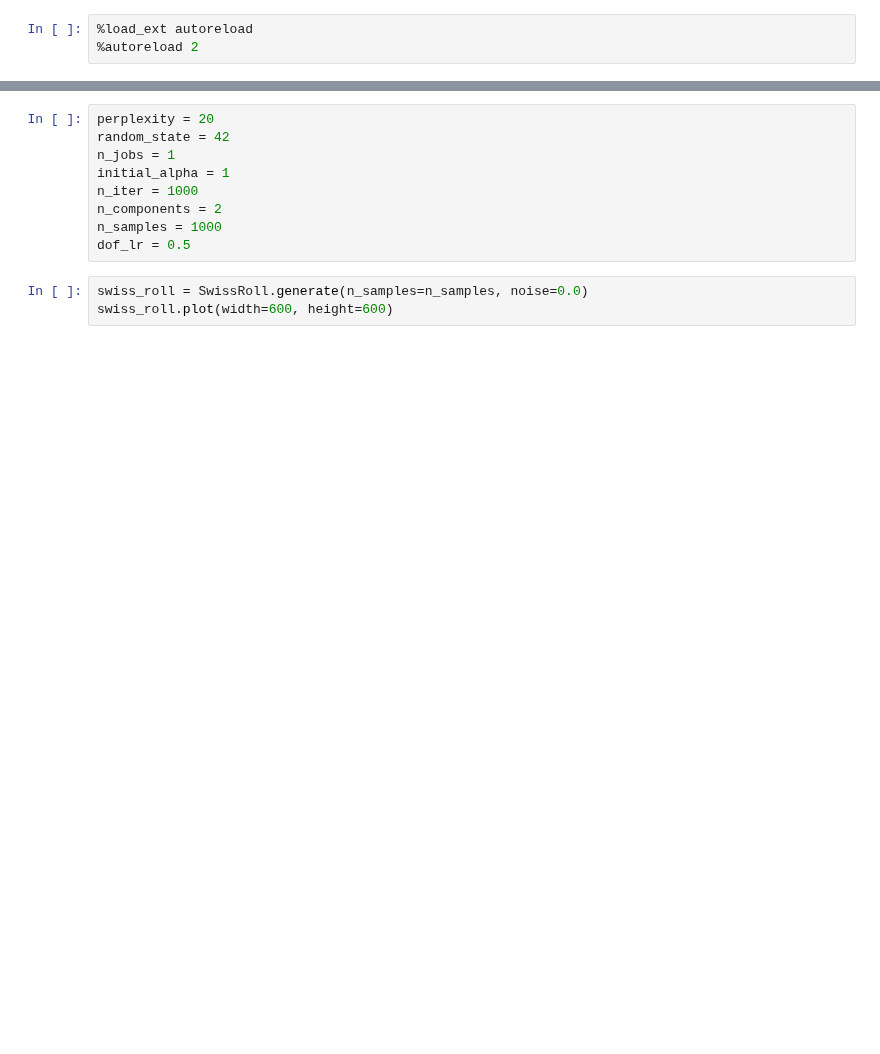
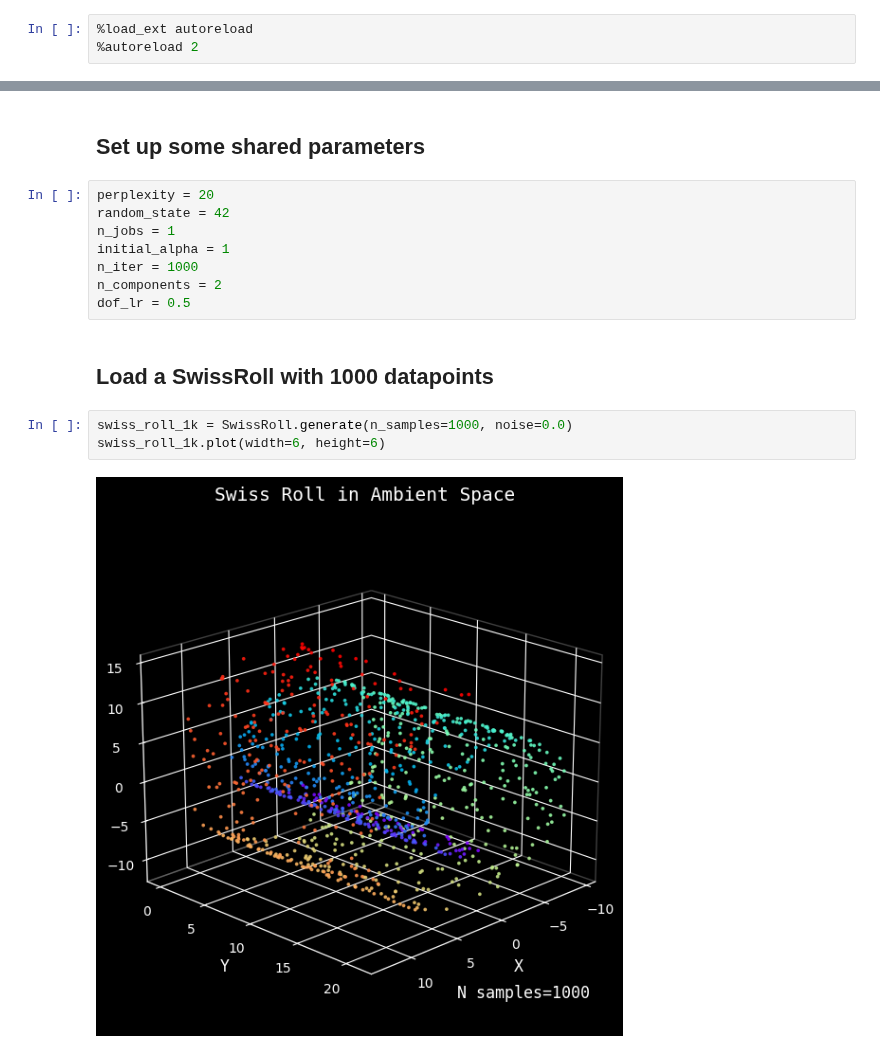
Before and after one commit to pavlin-policar/openTSNE, a Jupyter notebook: examples/test.ipynb, the cells around one changed output, grey strips where cells are left out. Cells and saved outputs as stored; diff of their text form; blank space fills up the shorter version.

```diff
--- a/examples/test.ipynb
+++ b/examples/test.ipynb
@@ -10,3 +15,5 @@ import matplotlib.pyplot as plt
+# %% [markdown]
+## Set up some shared parameters
 # %%
 perplexity = 20
 random_state = 42
@@ -14,8 +21,11 @@ n_jobs = 1
 initial_alpha = 1
 n_iter = 1000
 n_components = 2
-n_samples = 1000
 dof_lr = 0.5
+# %% [markdown]
+## Load a SwissRoll with 1000 datapoints
 # %%
-swiss_roll = SwissRoll.generate(n_samples=n_samples, noise=0.0)
-swiss_roll.plot(width=600, height=600)
+swiss_roll_1k = SwissRoll.generate(n_samples=1000, noise=0.0)
+swiss_roll_1k.plot(width=6, height=6)
+# %% [output]
+[figure, added]
```
Also changed, not shown: parts of 34 cells of this notebook.
